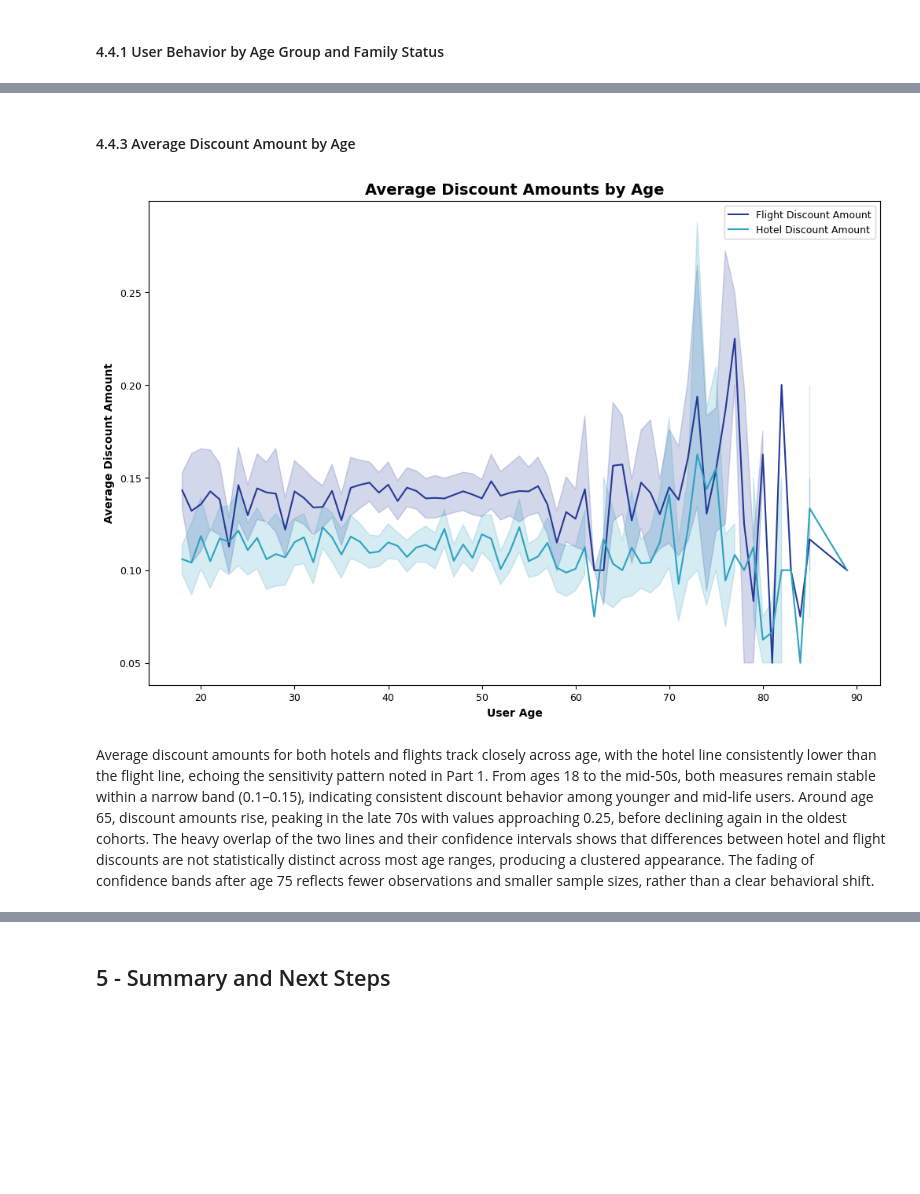
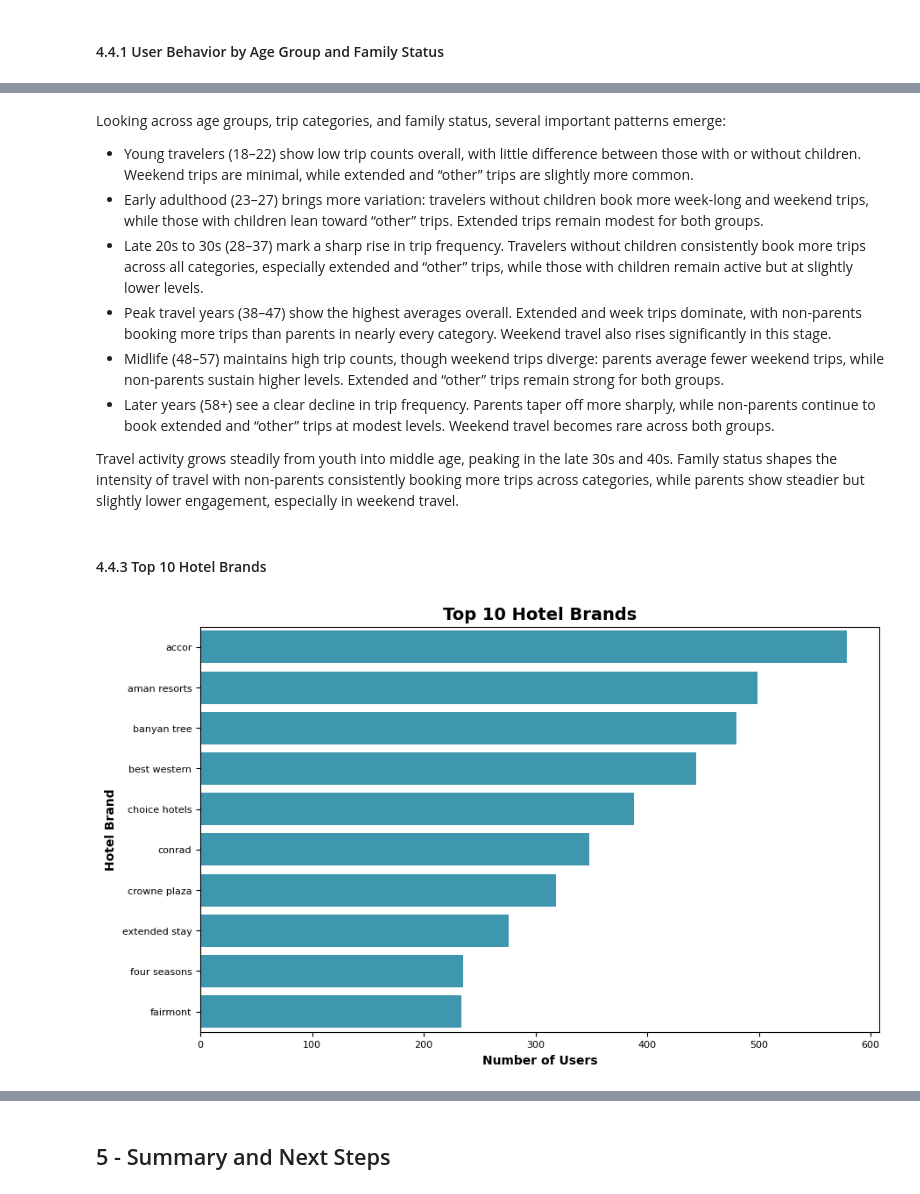
Before and after one commit to krauseannelize/report-traveltide-segmentation, a Jupyter notebook: notebooks/traveltide_02_users_aggregation.ipynb, the cells around one changed output, grey strips where cells are left out. Cells and saved outputs as stored; diff of their text form; code cells hidden in the pictures; blank space fills up the shorter version.

```diff
--- a/notebooks/traveltide_02_users_aggregation.ipynb
+++ b/notebooks/traveltide_02_users_aggregation.ipynb
@@ -443,39 +441,43 @@ Most travellers take short trips, with the majority averaging between 1 and 3 da
+# %% [markdown]
+Looking across age groups, trip categories, and family status, several important patterns emerge:
+
+- Young travelers (18–22) show low trip counts overall, with little difference between those with or without children. Weekend trips are minimal, while extended and “other” trips are slightly more common.
+- Early adulthood (23–27) brings more variation: travelers without children book more week‑long and weekend trips, while those with children lean toward “other” trips. Extended trips remain modest for both groups.
+- Late 20s to 30s (28–37) mark a sharp rise in trip frequency. Travelers without children consistently book more trips across all categories, especially extended and “other” trips, while those with children remain active but at slightly lower levels.
+- Peak travel years (38–47) show the highest averages overall. Extended and week trips dominate, with non‑parents booking more trips than parents in nearly every category. Weekend travel also rises significantly in this stage.
+- Midlife (48–57) maintains high trip counts, though weekend trips diverge: parents average fewer weekend trips, while non‑parents sustain higher levels. Extended and “other” trips remain strong for both groups.
+- Later years (58+) see a clear decline in trip frequency. Parents taper off more sharply, while non‑parents continue to book extended and “other” trips at modest levels. Weekend travel becomes rare across both groups.
+
+Travel activity grows steadily from youth into middle age, peaking in the late 30s and 40s. Family status shapes the intensity of travel with non‑parents consistently booking more trips across categories, while parents show steadier but slightly lower engagement, especially in weekend travel.
 # %% [markdown]
-#### 4.4.3 Average Discount Amount by Age
+#### 4.4.3 Top 10 Hotel Brands
-# %%
-# Filter out zero discounts
-hotel_filtered = user_agg[user_agg["avg_hotel_discount_amount"] > 0]
-flight_filtered = user_agg[user_agg["avg_flight_discount_amount"] > 0]
-
-# Set plot figure
-plt.figure(figsize=(12,8))
-
-# Line 1: Flight discount amounts
-sns.lineplot(
-    data=flight_filtered,
-    x="user_age",
-    y="avg_flight_discount_amount",
-    label="Flight Discount Amount",
-    color="#253997"
-)
-
-# Line 2: Hotel discount amounts
-sns.lineplot(
-    data=hotel_filtered,
-    x="user_age",
-    y="avg_hotel_discount_amount",
-    label="Hotel Discount Amount",
-    color="#2ca1c2"
-)
-
-# Add title and labels
-plt.title("Average Discount Amounts by Age", fontsize=14, fontweight="bold")
-plt.xlabel("User Age", fontsize=10, fontweight="bold")
-plt.ylabel("Average Discount Amount", fontsize=10, fontweight="bold")
-plt.tick_params(axis='both', which='major', labelsize=9)
-plt.legend(fontsize=9)
-plt.show()
-# %% [output]
-[figure, removed]
-# %% [markdown]
-Average discount amounts for both hotels and flights track closely across age, with the hotel line consistently lower than the flight line, echoing the sensitivity pattern noted in Part 1. From ages 18 to the mid‑50s, both measures remain stable within a narrow band (0.1–0.15), indicating consistent discount behavior among younger and mid‑life users. Around age 65, discount amounts rise, peaking in the late 70s with values approaching 0.25, before declining again in the oldest cohorts. The heavy overlap of the two lines and their confidence intervals shows that differences between hotel and flight discounts are not statistically distinct across most age ranges, producing a clustered appearance. The fading of confidence bands after age 75 reflects fewer observations and smaller sample sizes, rather than a clear behavioral shift.
+# %%
+# Get the top 10 hotel brands by frequency, sorted descending
+top10_order = (
+    user_agg["top_hotel_brand"]
+    .value_counts()
+    .sort_values(ascending=False)
+    .head(10)
+    .index
+)
+
+# Set up figure
+plt.figure(figsize=(10,6))
+
+# Create countplot
+sns.countplot(
+    data=user_agg,
+    y="top_hotel_brand",
+    order=top10_order,
+    color="#2ca1c2"
+)
+
+# Add title and labels
+plt.title("Top 10 Hotel Brands", fontsize=14, fontweight="bold")
+plt.xlabel("Number of Users", fontsize=10, fontweight="bold")
+plt.ylabel("Hotel Brand", fontsize=10, fontweight="bold")
+plt.tick_params(axis='x', labelsize=8)
+plt.tick_params(axis='y', labelsize=8)
+plt.show()
+# %% [output]
+[figure, added]
```
Also changed, not shown: parts of 40 cells of this notebook.
